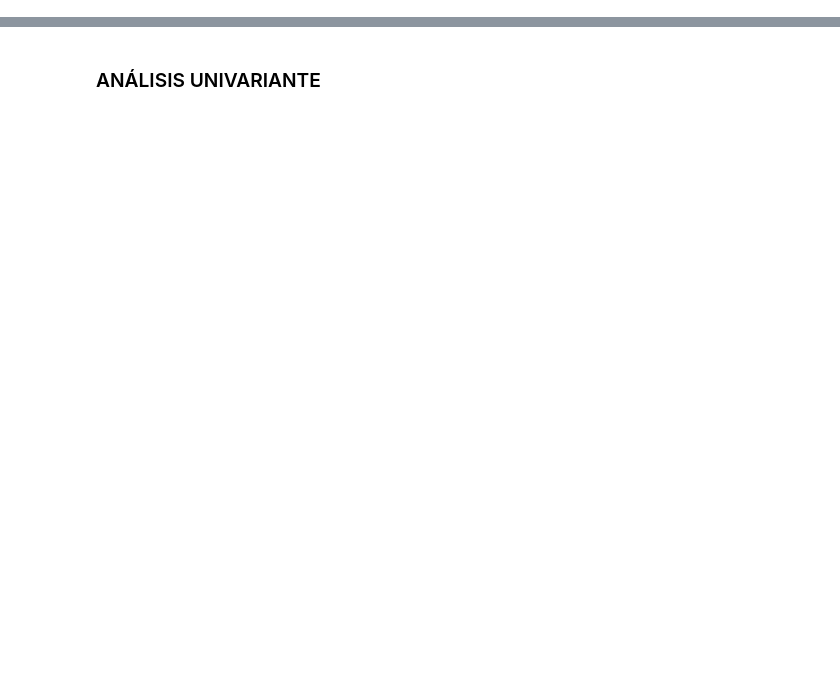
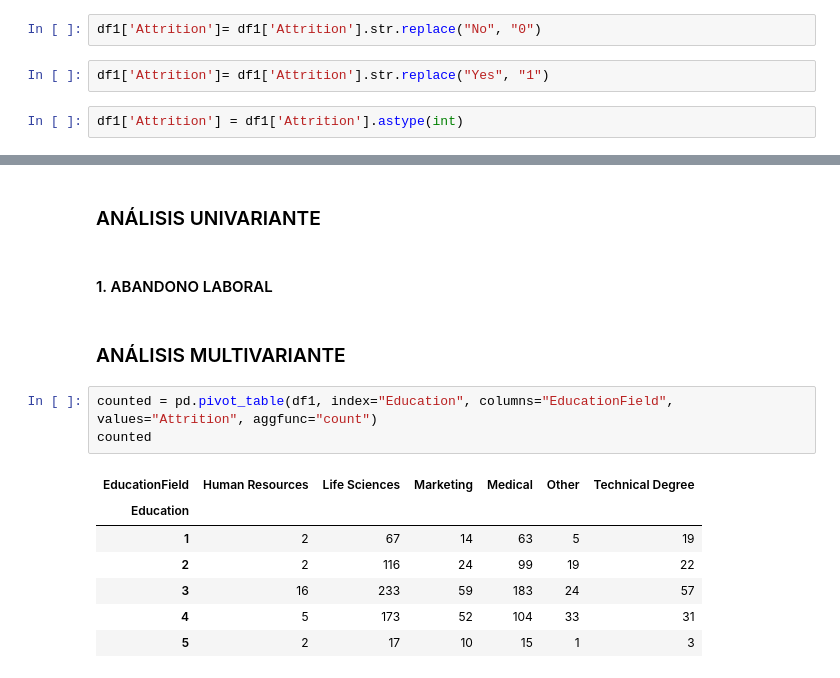
Before and after one commit to rafamd1/mi_copia_dsftmayo24semana1.1, a Jupyter notebook: semana 2 y 3/1_Data_Analysis/Entregas/EDA/EDA RM.ipynb, the cells around one changed output, grey strips where cells are left out. Cells and saved outputs as stored; diff of their text form; blank space fills up the shorter version.

```diff
--- a/semana 2 y 3/1_Data_Analysis/Entregas/EDA/EDA RM.ipynb
+++ b/semana 2 y 3/1_Data_Analysis/Entregas/EDA/EDA RM.ipynb
@@ -139,0 +243,6 @@ df1.iloc[:, 21:].describe()
+# %%
+df1['Attrition']= df1['Attrition'].str.replace("No", "0")
+# %%
+df1['Attrition']= df1['Attrition'].str.replace("Yes", "1")
+# %%
+df1['Attrition'] = df1['Attrition'].astype(int)
@@ -277,3 +431,18 @@ df2.iloc[:, 10:].describe()
 | max | 100.000000 | 1.000000 | 4.000000 | 4.000000 | 1.000000 | 1.000000 | 8.000000 | 108.000000 | ... |
 # %% [markdown]
 ### ANÁLISIS UNIVARIANTE
+# %% [markdown]
+#### 1. ABANDONO LABORAL
+# %% [markdown]
+### ANÁLISIS MULTIVARIANTE
+# %%
+counted = pd.pivot_table(df1, index="Education", columns="EducationField", values="Attrition", aggfunc="count")
+counted
+# %% [output]
+| EducationField | Human Resources | Life Sciences | Marketing | Medical | Other | Technical Degree |
+| Education |  |  |  |  |  |  |
+| 1 | 2 | 67 | 14 | 63 | 5 | 19 |
+| 2 | 2 | 116 | 24 | 99 | 19 | 22 |
+| 3 | 16 | 233 | 59 | 183 | 24 | 57 |
+| 4 | 5 | 173 | 52 | 104 | 33 | 31 |
+| 5 | 2 | 17 | 10 | 15 | 1 | 3 |
```
Also changed, not shown: parts of 28 cells of this notebook, 49 other files.
